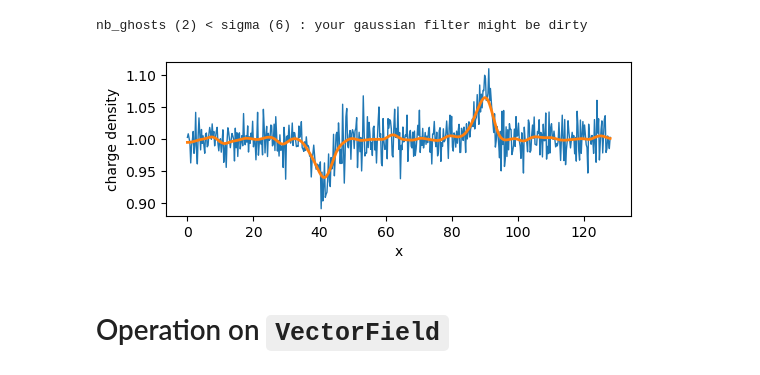
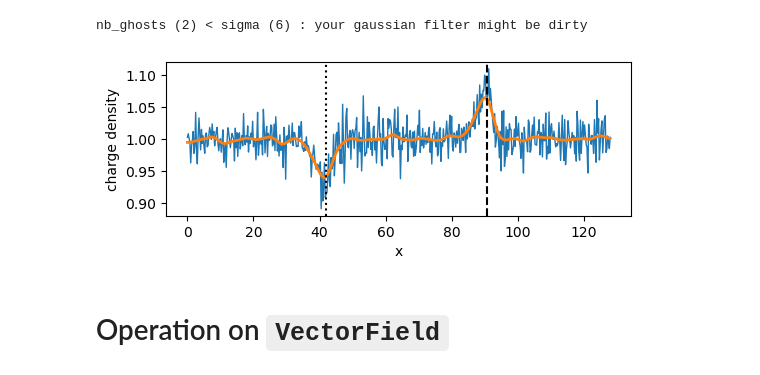
Before and after one commit to rochSmets/farMe, a Jupyter notebook: nb/ufunc.ipynb, the cells around one changed output. Saved outputs shown, nothing was run; the diff lists cells and outputs as text; code cells hidden in the pictures.

```diff
--- a/nb/ufunc.ipynb
+++ b/nb/ufunc.ipynb
@@ -41,16 +41,24 @@ N.plot(qty='value', ax=ax, ls='solid', lw=0.8, color='tab:blue', ylabel='charge
 # %% [output]
 [figure]
 # %%
-n = filter(N, sigma=6)
+n = gFilt(N, sigma=6)
 # %% [output]
 nb_ghosts (2) < sigma (6) : your gaussian filter might be dirty
+# %%
+pks_plus = peakIds(n, height=1.05)
+# pks = peakIds(n, prominence=(0.02))
+pks_minus = peakIds(-n, names=['value',], height=-0.95)
 # %%
 fig, ax = plt.subplots(figsize=(6,2))
 
 N.plot(qty='value', ax=ax, ls='solid', lw=1.0, color='tab:blue', ylabel='charge density')
 n.plot(qty='value', ax=ax, ls='solid', lw=2.0, color='tab:orange', ylabel='charge density')
+for p in pks_plus:
+    ax.axvline(x=p, color='black', linestyle='dashed')
+for p in pks_minus:
+    ax.axvline(x=p, color='black', linestyle='dotted')
 # %% [output]
-[figure, old version]
+[figure, new version]
 # %% [markdown]
 # Operation on `VectorField`
 # %%
```
Also changed, not shown: parts of 3 cells of this notebook.
